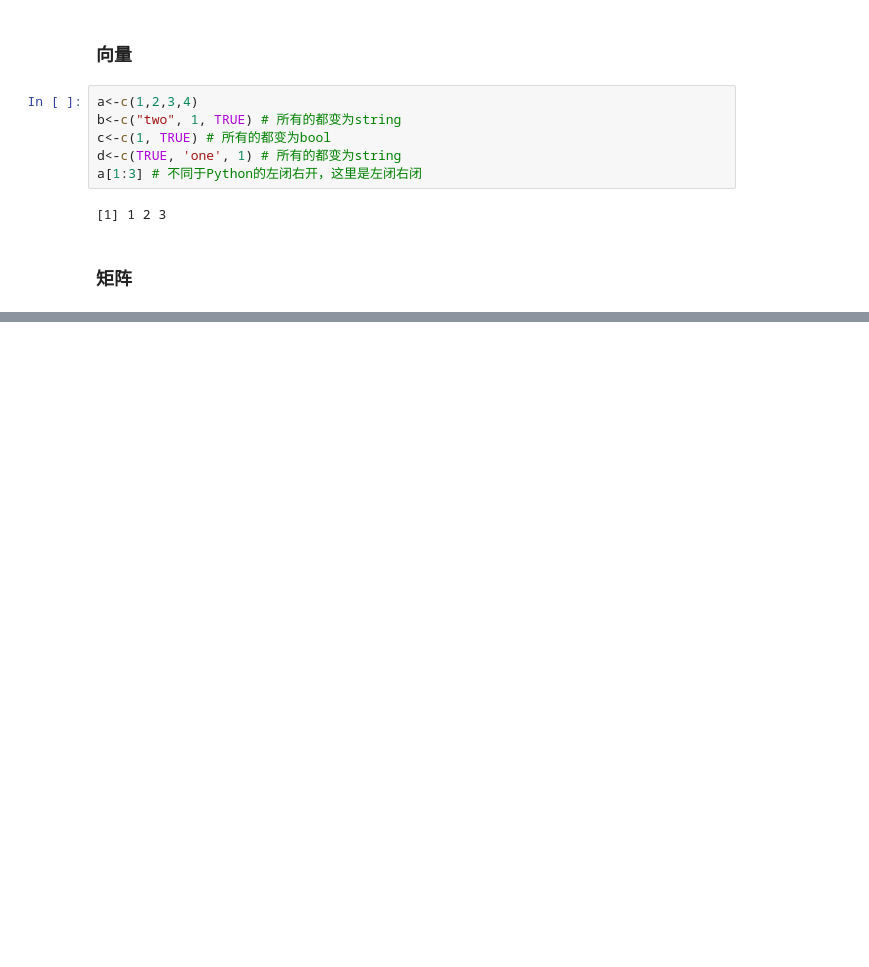
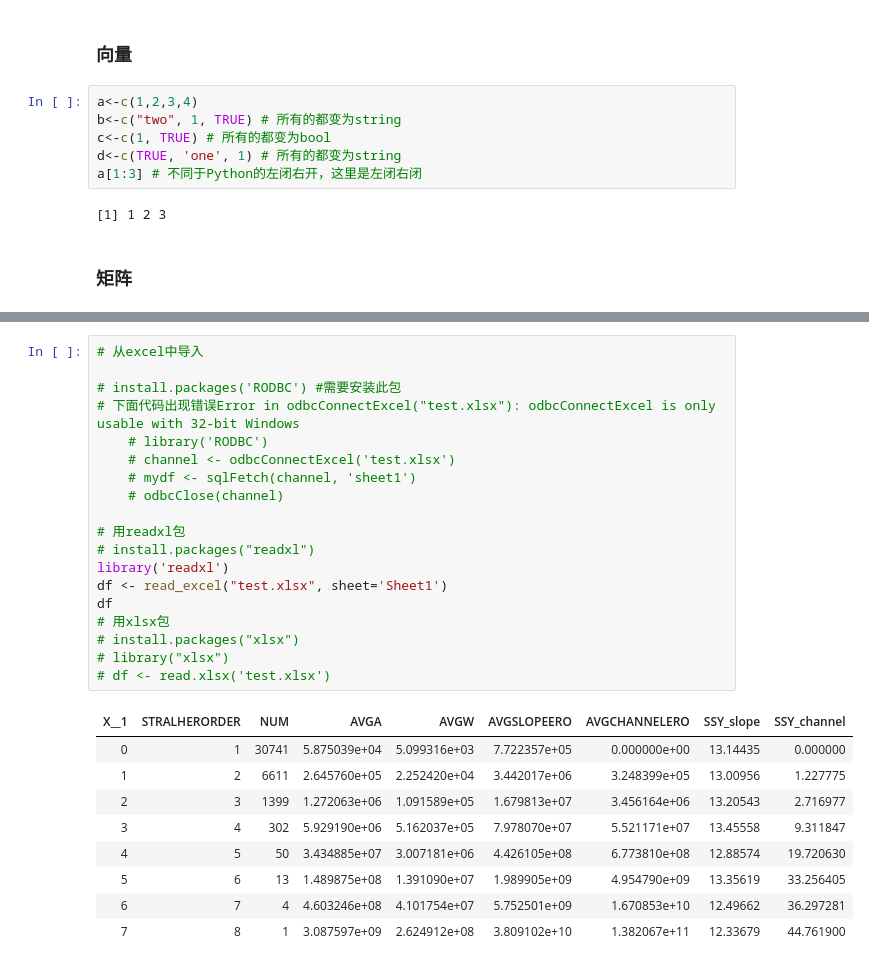
Before and after one commit to THUzhangga/R_notebook, a Jupyter notebook: R_notebook.ipynb, the cells around one changed output, grey strips where cells are left out. Drawn from its saved outputs; the diff is of its cells as text; blank space fills up the shorter version.

```diff
--- a/R_notebook.ipynb
+++ b/R_notebook.ipynb
@@ -64,0 +196,29 @@ y
+# %%
+# 从excel中导入
+
+# install.packages('RODBC') #需要安装此包
+# 下面代码出现错误Error in odbcConnectExcel("test.xlsx"): odbcConnectExcel is only usable with 32-bit Windows
+    # library('RODBC')
+    # channel <- odbcConnectExcel('test.xlsx')
+    # mydf <- sqlFetch(channel, 'sheet1')
+    # odbcClose(channel)
+
+# 用readxl包
+# install.packages("readxl")
+library('readxl')
+df <- read_excel("test.xlsx", sheet='Sheet1')
+df
+# 用xlsx包
+# install.packages("xlsx")
+# library("xlsx")
+# df <- read.xlsx('test.xlsx')
+# %% [output]
+| X__1 | STRALHERORDER | NUM | AVGA | AVGW | AVGSLOPEERO | AVGCHANNELERO | SSY_slope | SSY_channel |
+| 0 | 1 | 30741 | 5.875039e+04 | 5.099316e+03 | 7.722357e+05 | 0.000000e+00 | 13.14435 | 0.000000 |
+| 1 | 2 | 6611 | 2.645760e+05 | 2.252420e+04 | 3.442017e+06 | 3.248399e+05 | 13.00956 | 1.227775 |
+| 2 | 3 | 1399 | 1.272063e+06 | 1.091589e+05 | 1.679813e+07 | 3.456164e+06 | 13.20543 | 2.716977 |
+| 3 | 4 | 302 | 5.929190e+06 | 5.162037e+05 | 7.978070e+07 | 5.521171e+07 | 13.45558 | 9.311847 |
+| 4 | 5 | 50 | 3.434885e+07 | 3.007181e+06 | 4.426105e+08 | 6.773810e+08 | 12.88574 | 19.720630 |
+| 5 | 6 | 13 | 1.489875e+08 | 1.391090e+07 | 1.989905e+09 | 4.954790e+09 | 13.35619 | 33.256405 |
+| 6 | 7 | 4 | 4.603246e+08 | 4.101754e+07 | 5.752501e+09 | 1.670853e+10 | 12.49662 | 36.297281 |
+| 7 | 8 | 1 | 3.087597e+09 | 2.624912e+08 | 3.809102e+10 | 1.382067e+11 | 12.33679 | 44.761900 |
```
Also changed, not shown: parts of 23 cells of this notebook, 1 other file.
